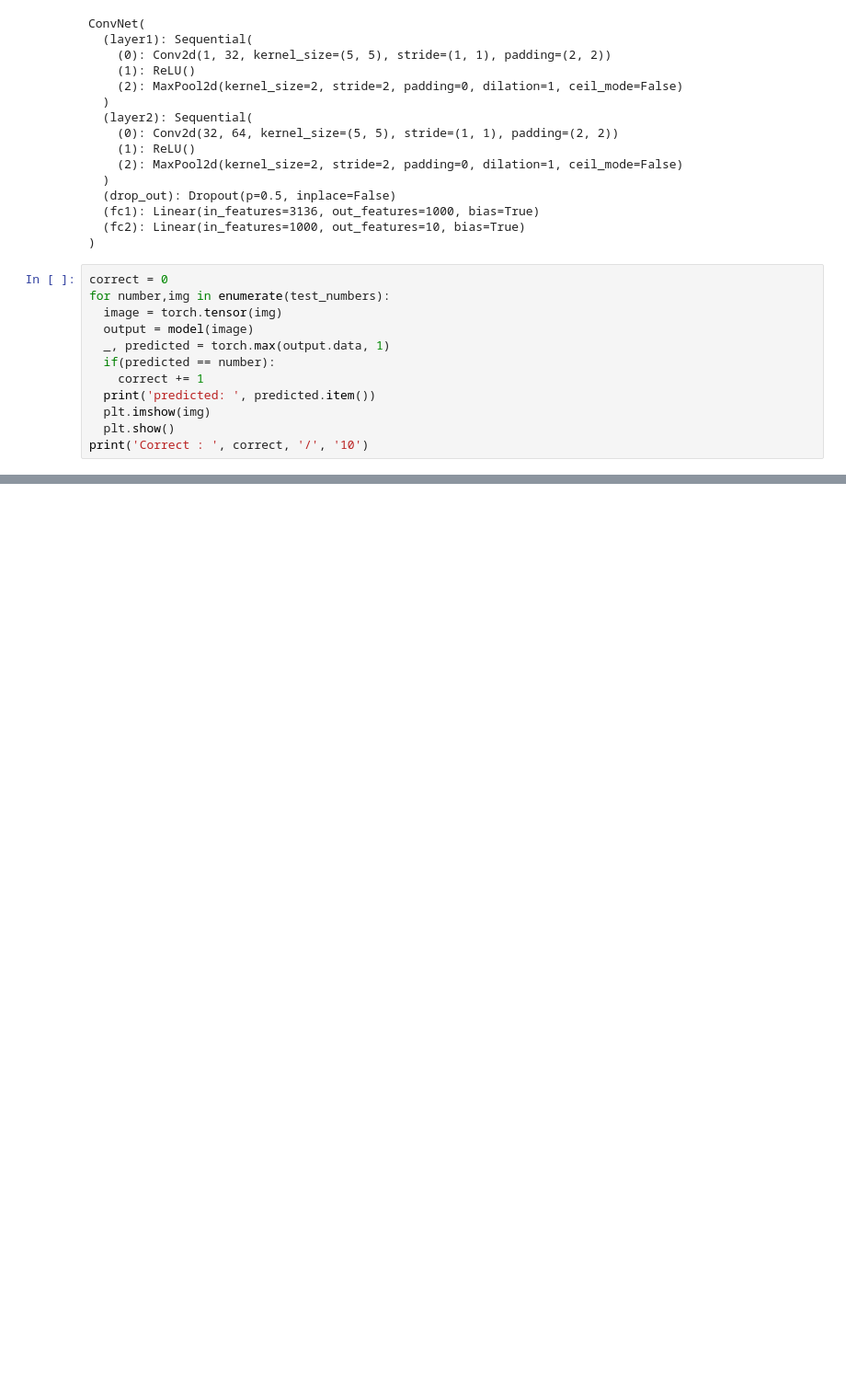
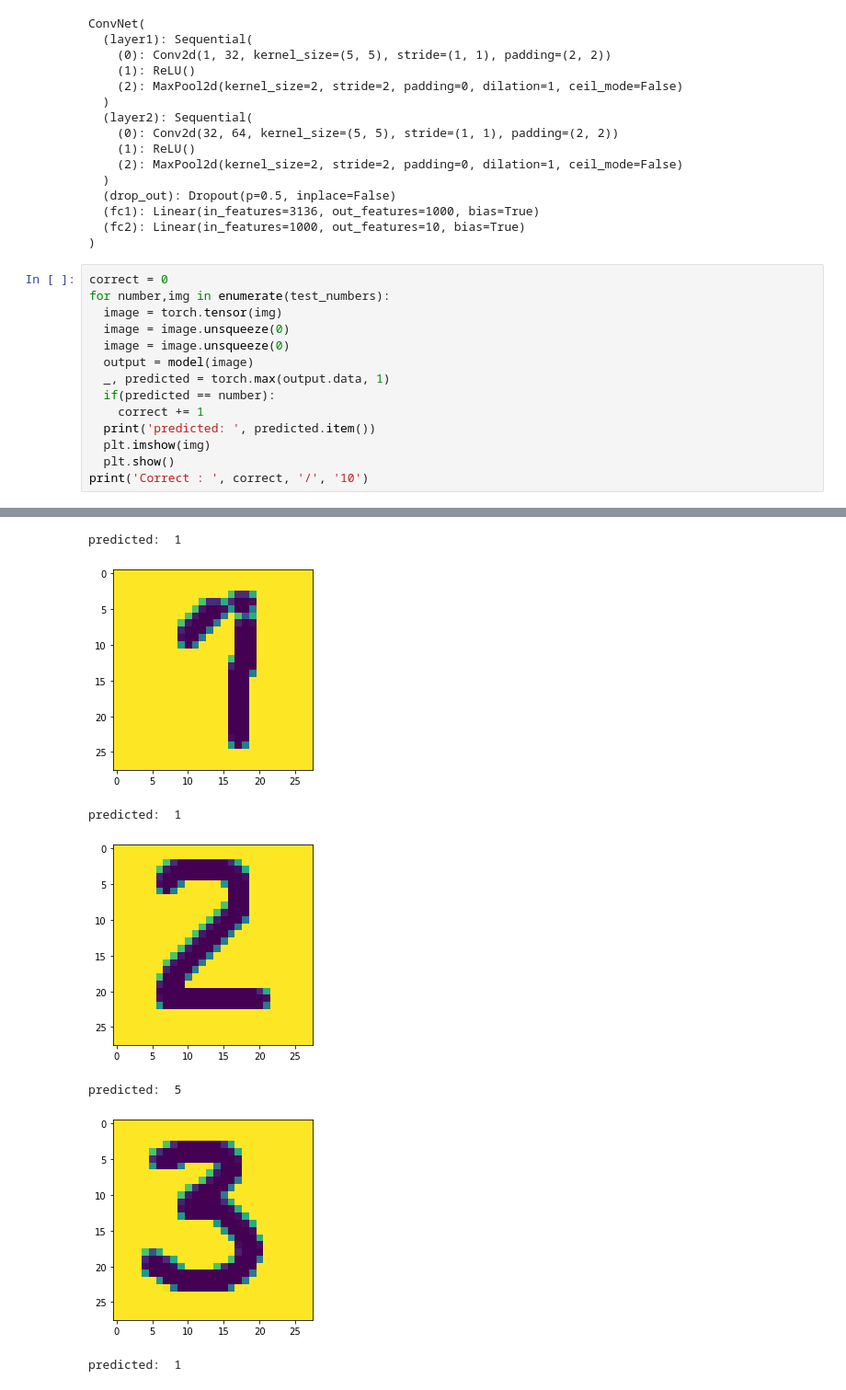
Before and after one commit to trilgar/MSM-2021, a Jupyter notebook: lab_1_comparison.ipynb, the cells around one changed output, grey strips where cells are left out. Shown: that part at 92% size. Saved outputs shown, nothing was run; the diff lists cells and outputs as text; blank space fills up the shorter version.

```diff
--- a/lab_1_comparison.ipynb
+++ b/lab_1_comparison.ipynb
@@ -122,6 +118,8 @@ ConvNet(
 correct = 0
 for number,img in enumerate(test_numbers):
   image = torch.tensor(img)
+  image = image.unsqueeze(0)
+  image = image.unsqueeze(0)
   output = model(image)
   _, predicted = torch.max(output.data, 1)
   if(predicted == number):
@@ -134,0 +134,7 @@ RuntimeError: ignored
+predicted:  1
+[figure, added]
+predicted:  1
+[figure, added]
+predicted:  5
+[figure, added]
+predicted:  1
```
Also changed, not shown: parts of 3 cells of this notebook.
